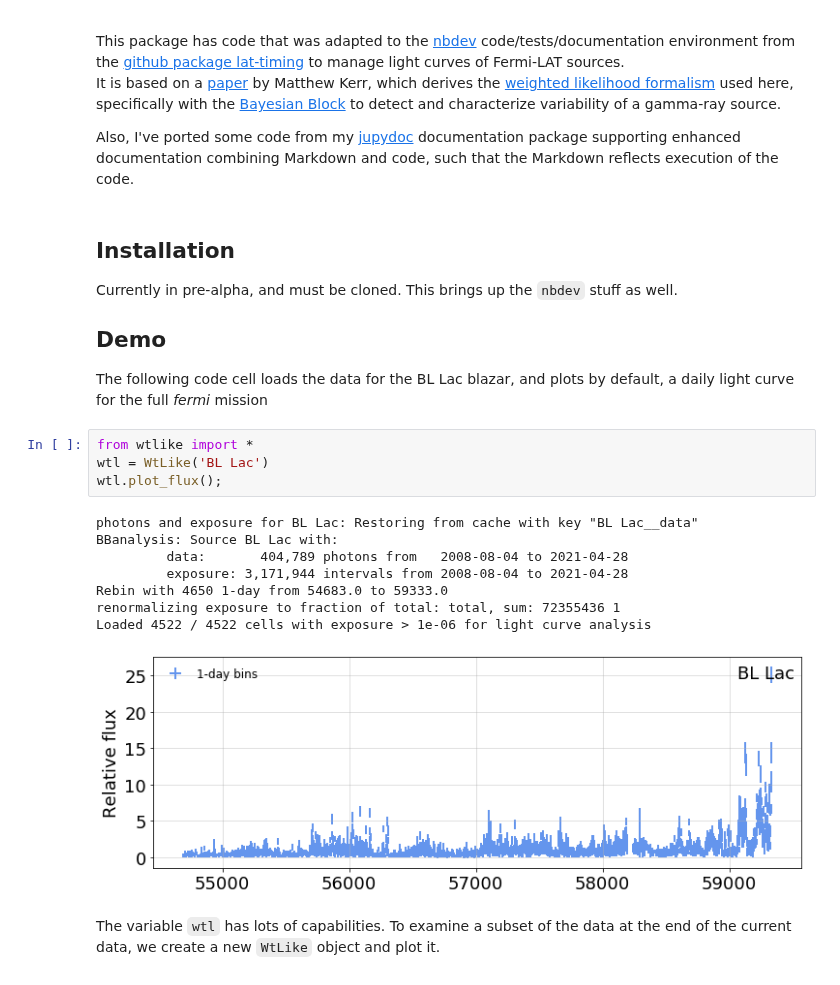
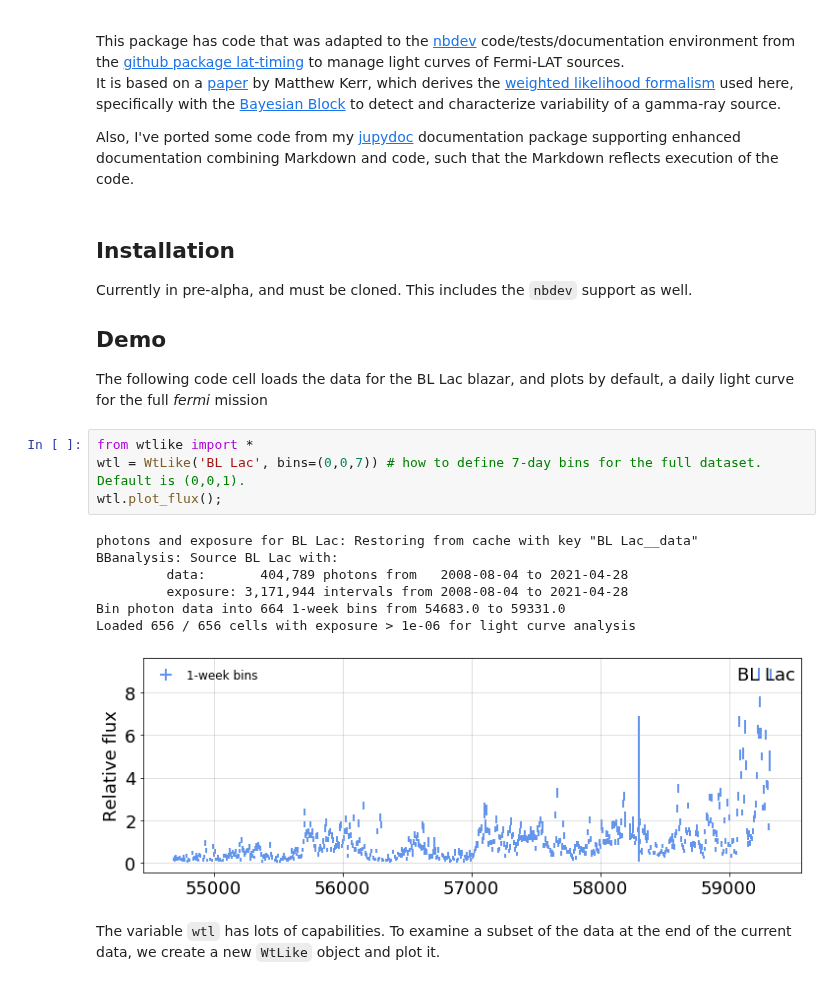
Before and after one commit to tburnett/wtlike, a Jupyter notebook: nbs/index.ipynb, the cells around one changed output. Saved outputs shown, nothing was run; the diff lists cells and outputs as text.

```diff
--- a/nbs/index.ipynb
+++ b/nbs/index.ipynb
@@ -22,24 +22,23 @@ Also, I've ported some code from  my [jupydoc](https://github.com/tburnett/jupyd
 Markdown reflects execution of the code.
 # %% [markdown]
 ## Installation
-Currently in pre-alpha, and must be cloned. This brings up the `nbdev` stuff as well.
+Currently in pre-alpha, and must be cloned. This includes the `nbdev` support as well.
 
 ## Demo
 
 The following code cell loads the data for the BL Lac blazar, and plots by default, a daily light curve for the full *fermi* mission
 # %%
 from wtlike import *
-wtl = WtLike('BL Lac')
+wtl = WtLike('BL Lac', bins=(0,0,7)) # how to define 7-day bins for the full dataset. Default is (0,0,1).
 wtl.plot_flux();
 # %% [output]
 photons and exposure for BL Lac: Restoring from cache with key "BL Lac__data"
 BBanalysis: Source BL Lac with:
          data:       404,789 photons from   2008-08-04 to 2021-04-28
          exposure: 3,171,944 intervals from 2008-08-04 to 2021-04-28
-Rebin with 4650 1-day from 54683.0 to 59333.0
-renormalizing exposure to fraction of total: total, sum: 72355436 1
-Loaded 4522 / 4522 cells with exposure > 1e-06 for light curve analysis
+Bin photon data into 664 1-week bins from 54683.0 to 59331.0
+Loaded 656 / 656 cells with exposure > 1e-06 for light curve analysis
-[figure, old version]
+[figure, new version]
 # %% [markdown]
 The variable `wtl` has lots of capabilities.
 To examine a subset of the data at the end of the current data, we create a new `WtLike` object and plot it.
```
Also changed, not shown: parts of 7 cells of this notebook, 3 other files.
